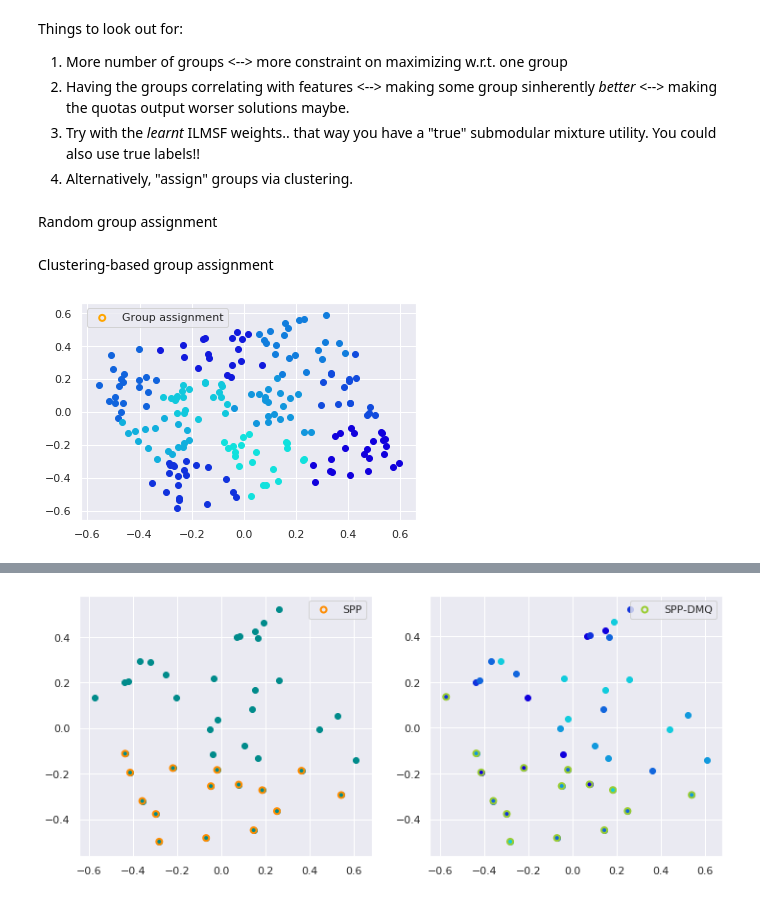
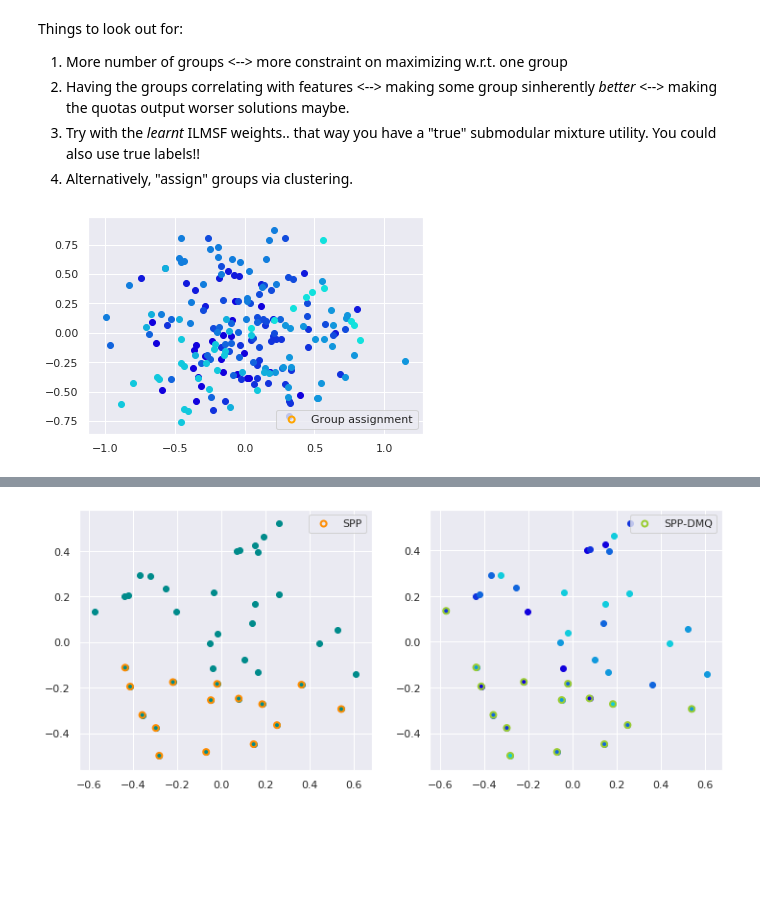
Before and after one commit to neerajaabhyankar/fair-cohort-selection, a Jupyter notebook: discrete-point-process-with-quota.ipynb, the cells around one changed output, grey strips where cells are left out. Cells and saved outputs as stored; diff of their text form; code cells hidden in the pictures; blank space fills up the shorter version.

```diff
--- a/discrete-point-process-with-quota.ipynb
+++ b/discrete-point-process-with-quota.ipynb
@@ -527,7 +512,7 @@ for jj in range(p_groups):
 # %%
-n_samples = 200
-m_features = 2
-k_budget = 80
+n_samples = 400
+m_features = 20
+k_budget = 60
 
 np.random.seed(0)
 X = np.random.random((n_samples, m_features))
@@ -542,16 +525,16 @@ quo = np.ones(p_groups)*2
-# %% [markdown]
-Random group assignment
 # %%
-np.random.seed(2)
-Memvec = np.eye(p_groups)[np.random.choice(p_groups, n_samples)].astype(int)
+#%% Random group assignment
 
-print([len(np.argwhere(Memvec[:,jj])) for jj in range(p_groups)])
+# np.random.seed(2)
+# Memvec = np.eye(p_groups)[np.random.choice(p_groups, n_samples)].astype(int)
+
+# print([len(np.argwhere(Memvec[:,jj])) for jj in range(p_groups)])
+
+#%%Clustering-based group assignment
+
+kmeans = KMeans(n_clusters=p_groups, random_state=0).fit(X)
+Memvec = np.eye(p_groups)[kmeans.labels_].astype(int)
+
+vizpca_DMQ(X, Memvec, memcolors, [], "orange", "Group assignment")
+# %% [output]
+[figure, added]
-# %% [markdown]
-Clustering-based group assignment
-# %%
-kmeans = KMeans(n_clusters=p_groups, random_state=0).fit(X)
-Memvec = np.eye(p_groups)[kmeans.labels_].astype(int)
-
-vizpca_DMQ(X, Memvec, memcolors, [], "orange", "Group assignment")
-# %% [output]
-[figure, removed]
```
Also changed, not shown: parts of 8 cells of this notebook.
